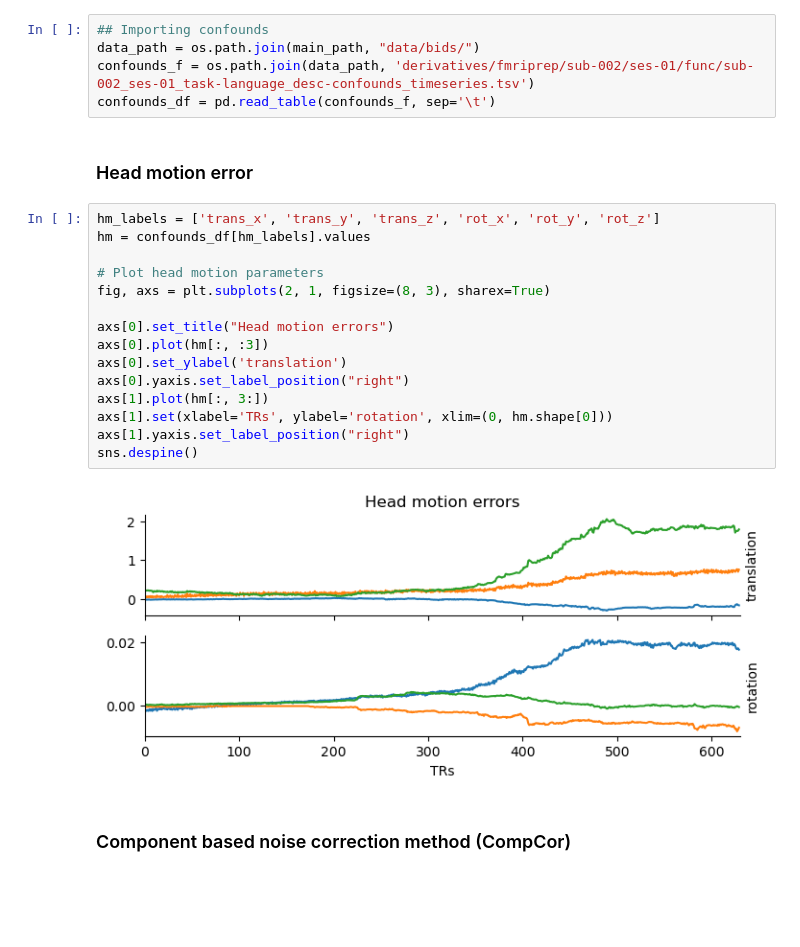
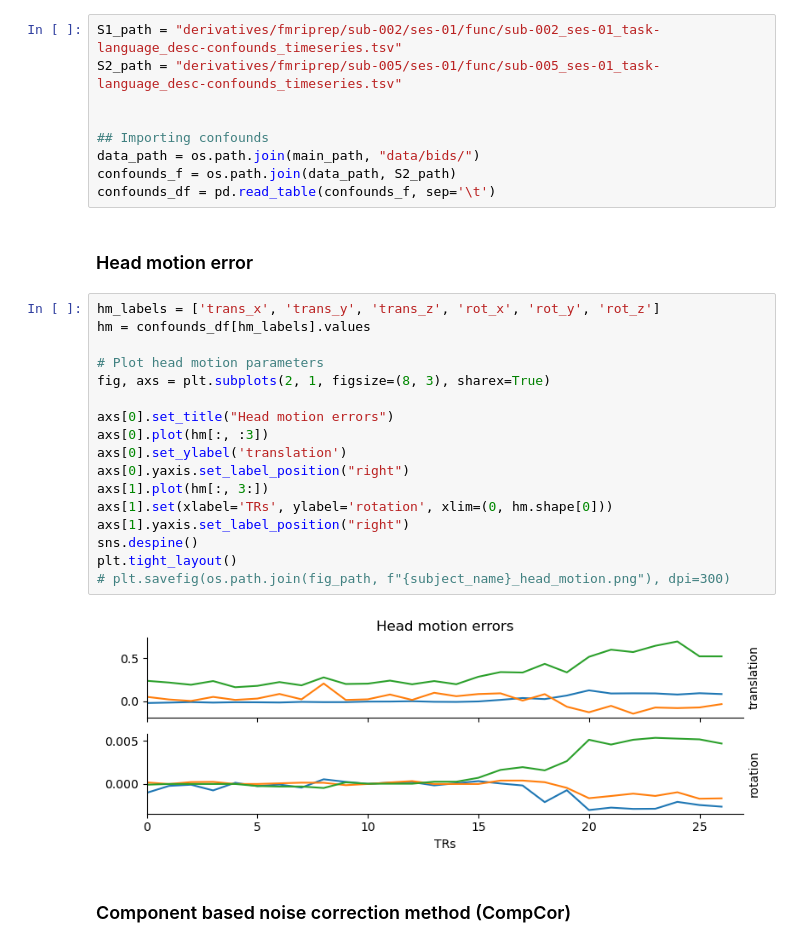
Before and after one commit to thejuc/multilang, a Jupyter notebook: code/analysis/preprocess_notebook.ipynb, the cells around one changed output. Drawn from its saved outputs; the diff is of its cells as text; blank space fills up the shorter version.

Commit message:
preprocess figs and path updates

```diff
--- a/code/analysis/preprocess_notebook.ipynb
+++ b/code/analysis/preprocess_notebook.ipynb
@@ -17,27 +19,33 @@ main_path = "/jukebox/PNI-classes/students/NEU502/2023-NEU502B/wlong/multilang/"
 # %%
+S1_path = "derivatives/fmriprep/sub-002/ses-01/func/sub-002_ses-01_task-language_desc-confounds_timeseries.tsv"
+S2_path = "derivatives/fmriprep/sub-005/ses-01/func/sub-005_ses-01_task-language_desc-confounds_timeseries.tsv"
+
+
 ## Importing confounds
 data_path = os.path.join(main_path, "data/bids/")
-confounds_f = os.path.join(data_path, 'derivatives/fmriprep/sub-002/ses-01/func/sub-002_ses-01_task-language_desc-confounds_timeseries.tsv')
+confounds_f = os.path.join(data_path, S2_path)
 confounds_df = pd.read_table(confounds_f, sep='\t')
 # %% [markdown]
 ### Head motion error
 # %%
 hm_labels = ['trans_x', 'trans_y', 'trans_z', 'rot_x', 'rot_y', 'rot_z']
 hm = confounds_df[hm_labels].values
 
 # Plot head motion parameters
 fig, axs = plt.subplots(2, 1, figsize=(8, 3), sharex=True)
 
 axs[0].set_title("Head motion errors")
 axs[0].plot(hm[:, :3])
 axs[0].set_ylabel('translation')
 axs[0].yaxis.set_label_position("right")
 axs[1].plot(hm[:, 3:])
 axs[1].set(xlabel='TRs', ylabel='rotation', xlim=(0, hm.shape[0]))
 axs[1].yaxis.set_label_position("right")
 sns.despine()
+plt.tight_layout()
+# plt.savefig(os.path.join(fig_path, f"{subject_name}_head_motion.png"), dpi=300)
 # %% [output]
-[figure, old version]
+[figure, new version]
 # %% [markdown]
 ### Component based noise correction method (CompCor)
 # %%
```
Also changed, not shown: parts of 3 cells of this notebook, 3 other files.
